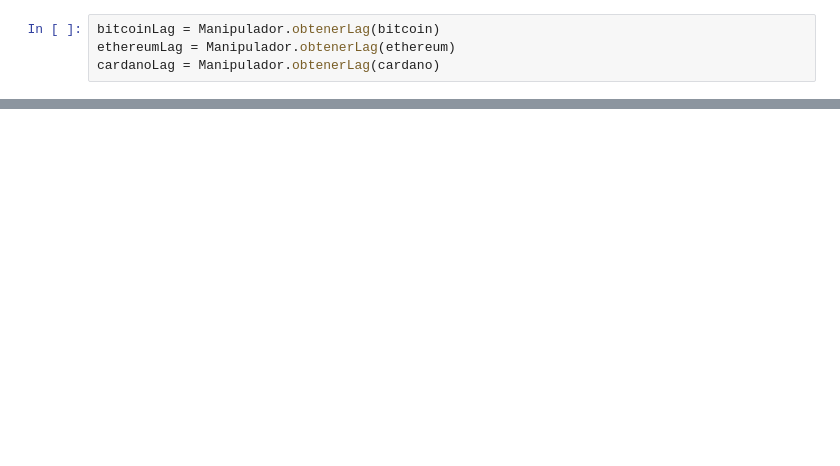
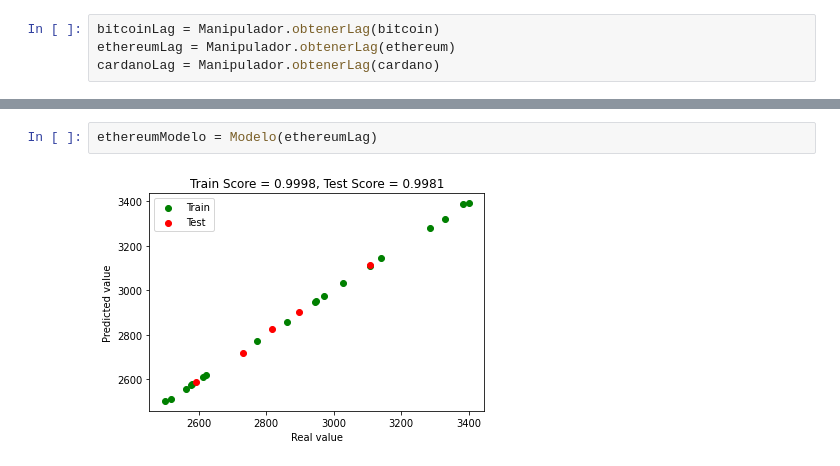
Before and after one commit to LautaroLasorsa/examen-mutt, a Jupyter notebook: Analisis cotización monedas.ipynb, the cells around one changed output, grey strips where cells are left out. Saved outputs shown, nothing was run; the diff lists cells and outputs as text; blank space fills up the shorter version.

```diff
--- a/Analisis cotización monedas.ipynb
+++ b/Analisis cotización monedas.ipynb
@@ -195,0 +187,4 @@ bitcoinModelo = Modelo(bitcoinLag)
+# %%
+ethereumModelo = Modelo(ethereumLag)
+# %% [output]
+[figure, added]
```
Also changed, not shown: parts of 13 cells of this notebook.
